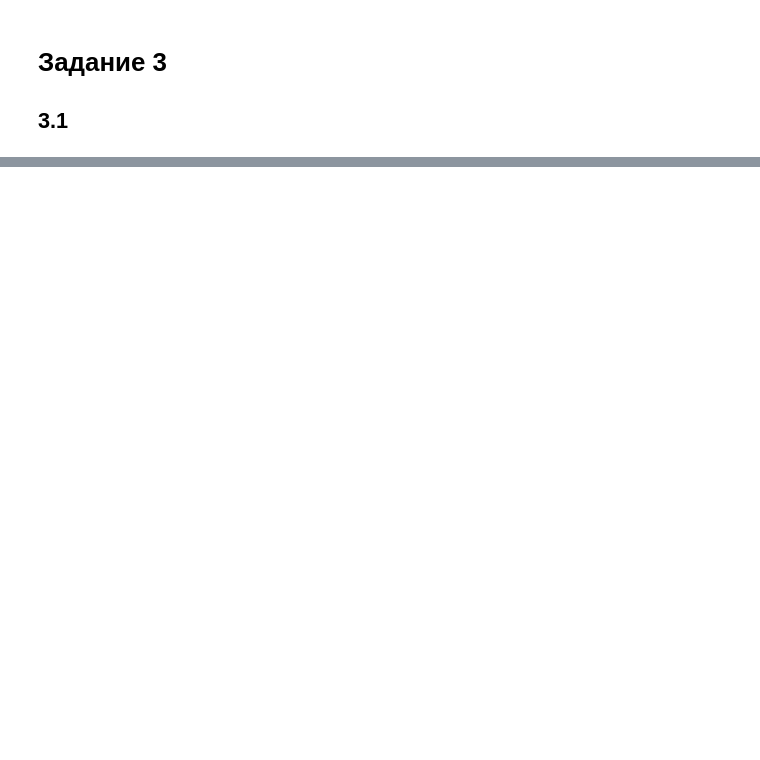
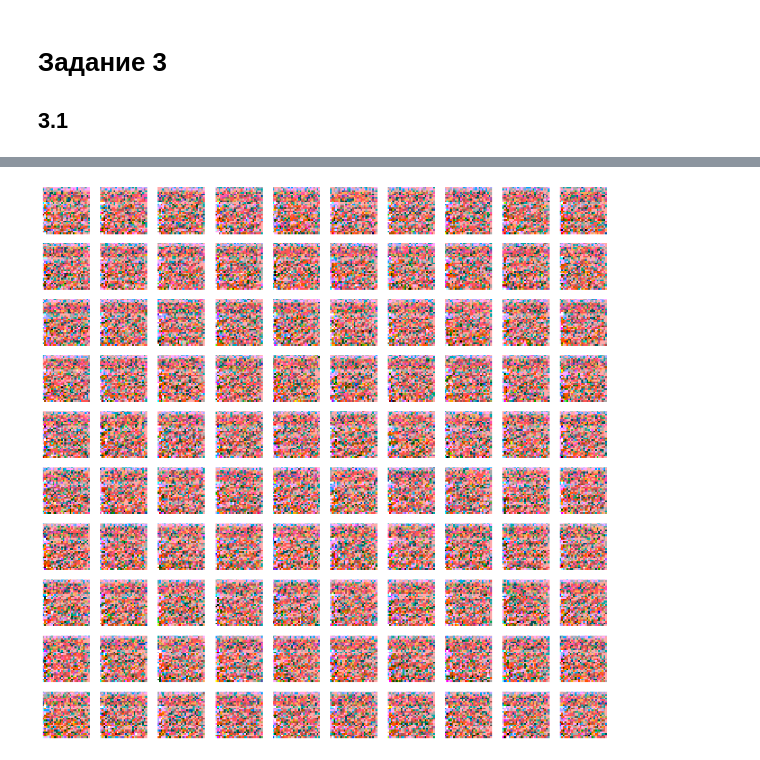
Before and after one commit to myutman/DUL, a Jupyter notebook: HW1.ipynb, the cells around one changed output, grey strips where cells are left out. Cells and saved outputs as stored; diff of their text form; code cells hidden in the pictures; blank space fills up the shorter version.

```diff
--- a/HW1.ipynb
+++ b/HW1.ipynb
@@ -475,0 +576,3 @@ sample_images(model)
+# %%
+sample_images(model)
+# %% [output]
@@ -475,0 +580 @@ sample_images(model)
+[figure, added]
```
Also changed, not shown: parts of 17 cells of this notebook.
